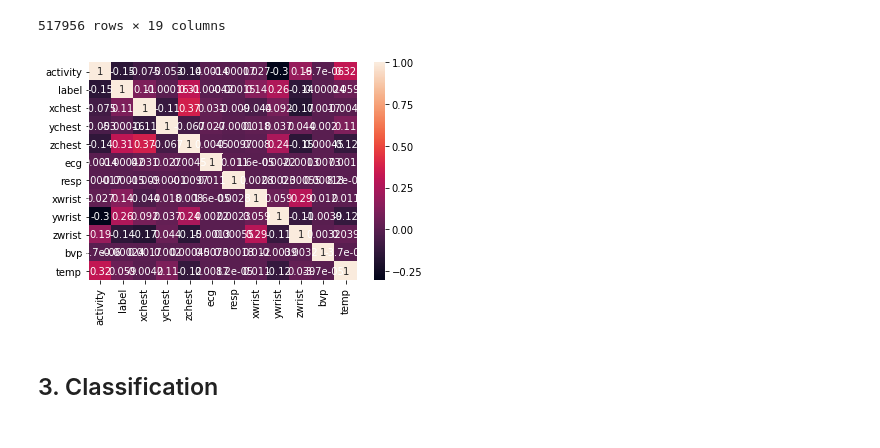
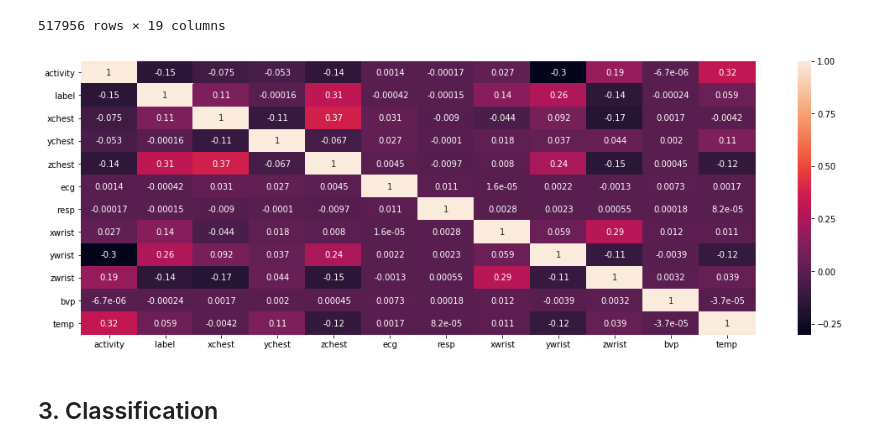
Before and after one commit to EliseCabrerizo/Python2020, a Jupyter notebook: Projet_PPG-CABRERIZO_Elise.ipynb, the cells around one changed output. Saved outputs shown, nothing was run; the diff lists cells and outputs as text; code cells hidden in the pictures.

```diff
--- a/Projet_PPG-CABRERIZO_Elise.ipynb
+++ b/Projet_PPG-CABRERIZO_Elise.ipynb
@@ -292,11 +288,11 @@ dfalldataframes
 # %%
 matrix_correlation = dfalldataframes.corr()
 
-plt.figure()
+plt.figure(figsize = (18,6))
 seaborn.heatmap(matrix_correlation,annot=True)
 plt.show()
 # %% [output]
-[figure, old version]
+[figure, new version]
 # %% [markdown]
 ## 3. Classification
 # %% [markdown]
```
Also changed, not shown: parts of 32 cells of this notebook.
